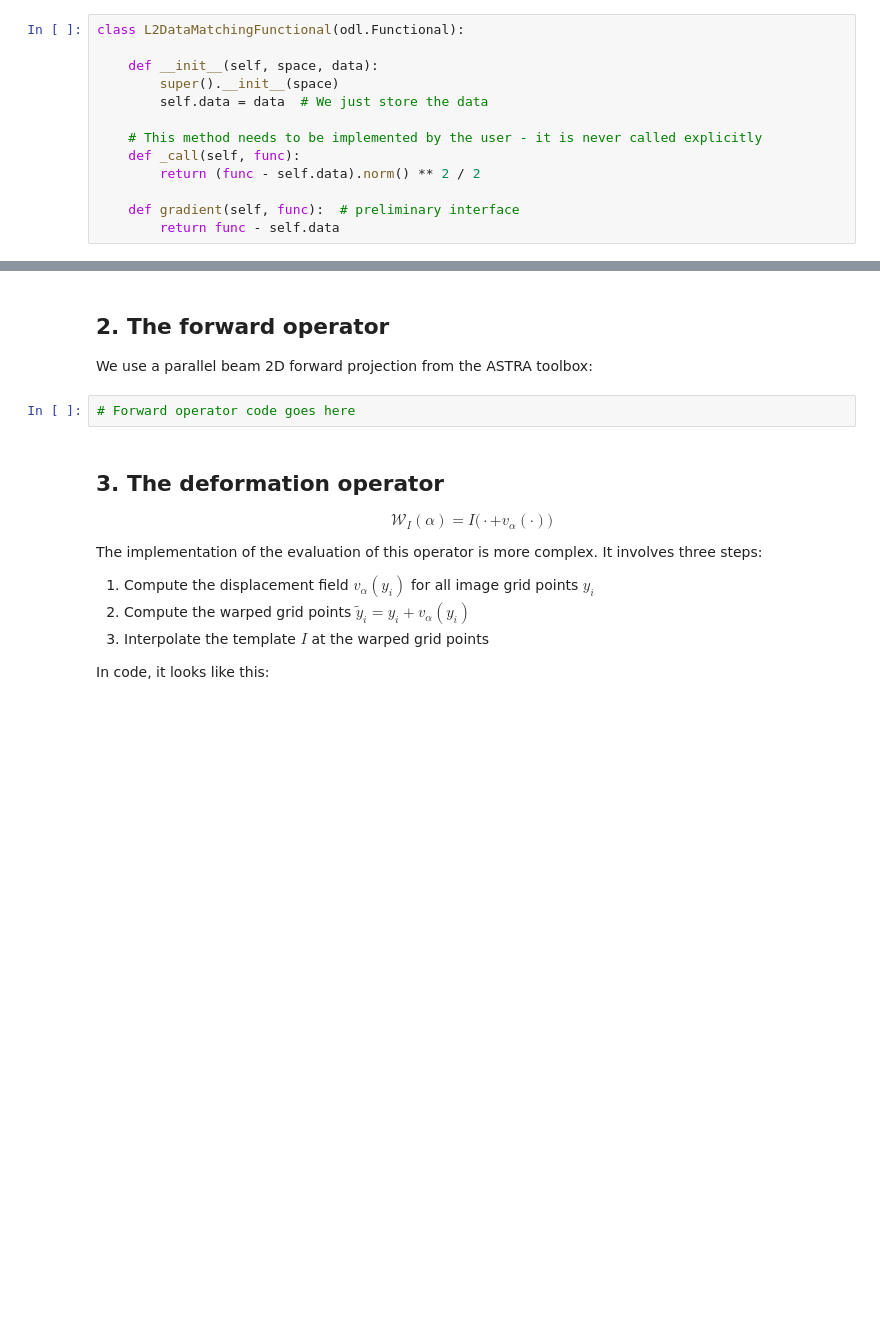
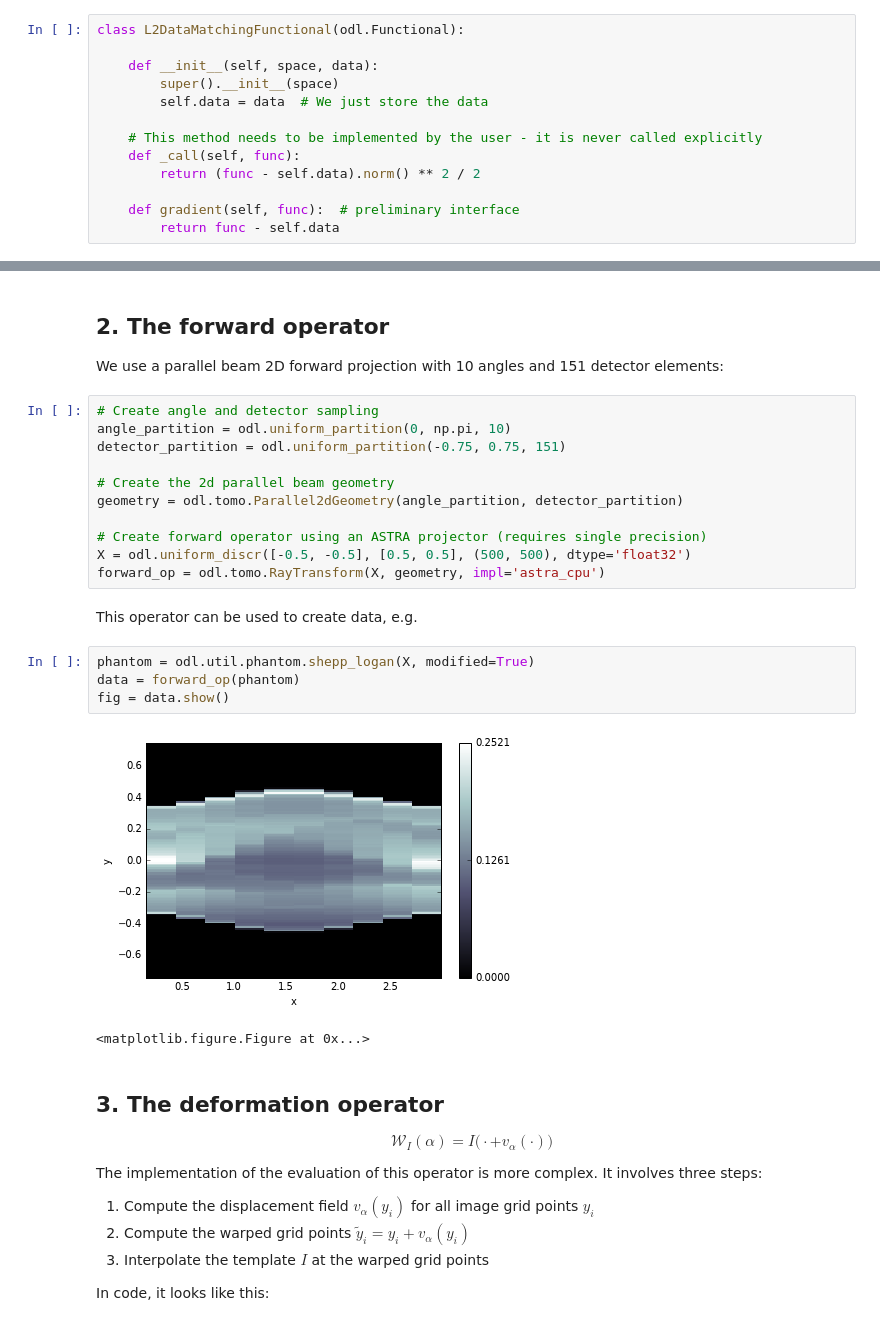
Before and after one commit to arcaduf/odl, a Jupyter notebook: examples/notebooks/Linearized Deformation.ipynb, the cells around one changed output, grey strips where cells are left out. Drawn from its saved outputs; the diff is of its cells as text; blank space fills up the shorter version.

```diff
--- a/examples/notebooks/Linearized Deformation.ipynb
+++ b/examples/notebooks/Linearized Deformation.ipynb
@@ -141,9 +140,27 @@ fig = grad_at_one.show('Functional gradient at one')
 # %% [markdown]
 ## 2. The forward operator
 
-We use a parallel beam 2D forward projection from the ASTRA toolbox:
+We use a parallel beam 2D forward projection with 10 angles and 151 detector elements:
-# %%
-# Forward operator code goes here
+# %%
+# Create angle and detector sampling
+angle_partition = odl.uniform_partition(0, np.pi, 10)
+detector_partition = odl.uniform_partition(-0.75, 0.75, 151)
+
+# Create the 2d parallel beam geometry
+geometry = odl.tomo.Parallel2dGeometry(angle_partition, detector_partition)
+
+# Create forward operator using an ASTRA projector (requires single precision)
+X = odl.uniform_discr([-0.5, -0.5], [0.5, 0.5], (500, 500), dtype='float32')
+forward_op = odl.tomo.RayTransform(X, geometry, impl='astra_cpu')
+# %% [markdown]
+This operator can be used to create data, e.g.
+# %%
+phantom = odl.util.phantom.shepp_logan(X, modified=True)
+data = forward_op(phantom)
+fig = data.show()
+# %% [output]
+[figure, added]
+<matplotlib.figure.Figure at 0x...>
 # %% [markdown]
 ## 3. The deformation operator
 
```
Also changed, not shown: parts of 36 cells of this notebook.
